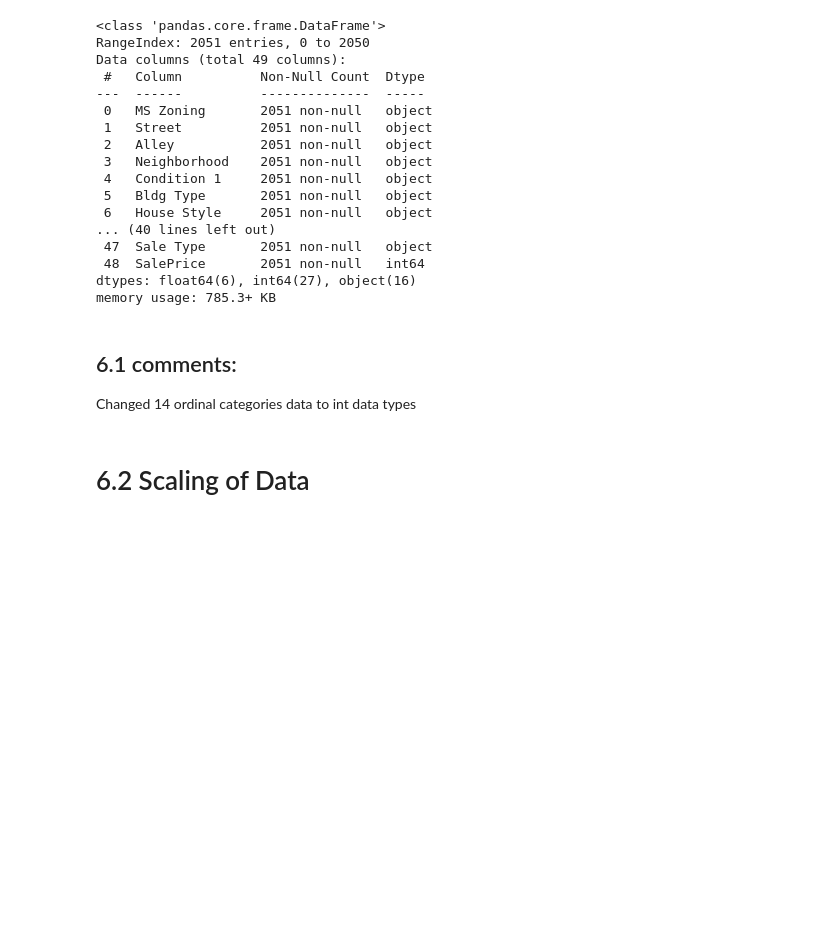
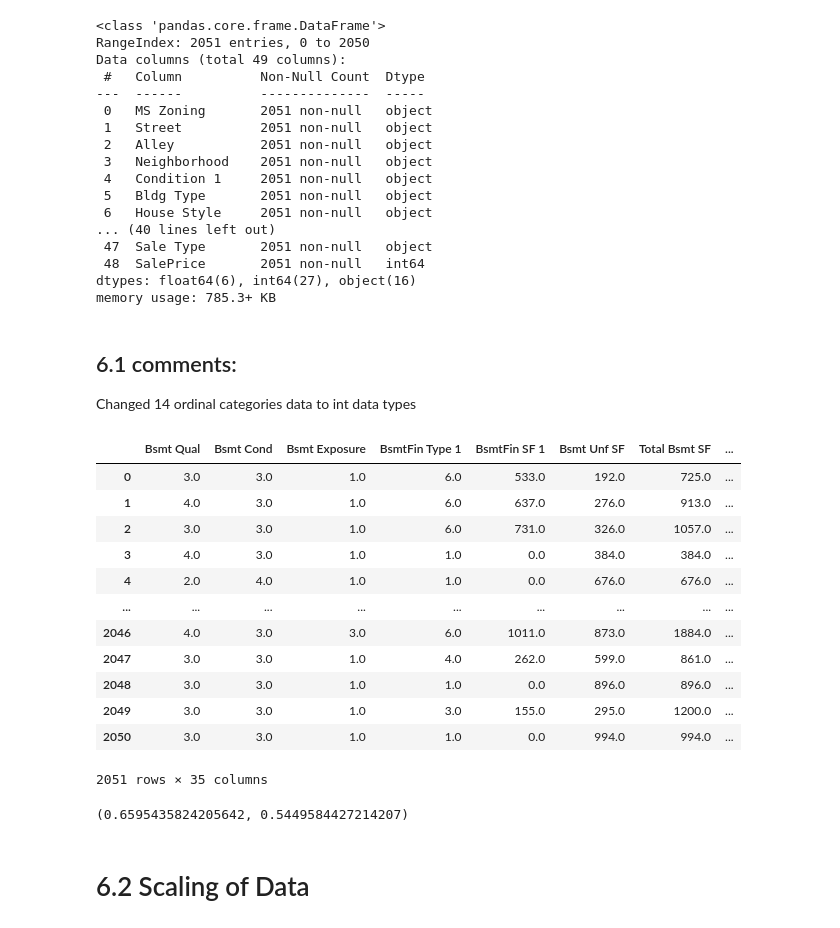
Before and after one commit to SimYiSY/Ames_Housing_Data, a Jupyter notebook: 3. Pre-Processing.ipynb, the cells around one changed output. Saved outputs shown, nothing was run; the diff lists cells and outputs as text; code cells hidden in the pictures; blank space fills up the shorter version.

```diff
--- a/3. Pre-Processing.ipynb
+++ b/3. Pre-Processing.ipynb
@@ -304,6 +307,33 @@ memory usage: 785.3+ KB
 # %% [markdown]
 ## 6.1 comments:
 Changed 14 ordinal categories data to int data types
+# %%
+bsmt_cat = df_train_pp.filter(regex = 'Bsmt').columns
+# %%
+lr = LinearRegression()
+y = df_train_pp['SalePrice']
+X = df_train_pp[bsmt_cat]
+poly = PolynomialFeatures(include_bias=False)
+X_poly = poly.fit_transform(X)
+pd.DataFrame(X_poly, columns=poly.get_feature_names(bsmt_cat))
+# %% [output]
+|  | Bsmt Qual | Bsmt Cond | Bsmt Exposure | BsmtFin Type 1 | BsmtFin SF 1 | Bsmt Unf SF | Total Bsmt SF | ... |
+| 0 | 3.0 | 3.0 | 1.0 | 6.0 | 533.0 | 192.0 | 725.0 | ... |
+| 1 | 4.0 | 3.0 | 1.0 | 6.0 | 637.0 | 276.0 | 913.0 | ... |
+| 2 | 3.0 | 3.0 | 1.0 | 6.0 | 731.0 | 326.0 | 1057.0 | ... |
+| 3 | 4.0 | 3.0 | 1.0 | 1.0 | 0.0 | 384.0 | 384.0 | ... |
+| 4 | 2.0 | 4.0 | 1.0 | 1.0 | 0.0 | 676.0 | 676.0 | ... |
+| ... | ... | ... | ... | ... | ... | ... | ... | ... |
+| 2046 | 4.0 | 3.0 | 3.0 | 6.0 | 1011.0 | 873.0 | 1884.0 | ... |
+| 2047 | 3.0 | 3.0 | 1.0 | 4.0 | 262.0 | 599.0 | 861.0 | ... |
+| 2048 | 3.0 | 3.0 | 1.0 | 1.0 | 0.0 | 896.0 | 896.0 | ... |
+| 2049 | 3.0 | 3.0 | 1.0 | 3.0 | 155.0 | 295.0 | 1200.0 | ... |
+| 2050 | 3.0 | 3.0 | 1.0 | 1.0 | 0.0 | 994.0 | 994.0 | ... |
+2051 rows × 35 columns
+# %%
+(cross_val_score(lr, X_poly, y, cv=5)).mean() , (cross_val_score(lr, X, y, cv=5)).mean()
+# %% [output]
+(0.6595435824205642, 0.5449584427214207)
 # %% [markdown]
 # 6.2 Scaling of Data
 # %%
```
Also changed, not shown: parts of 2 cells of this notebook.
